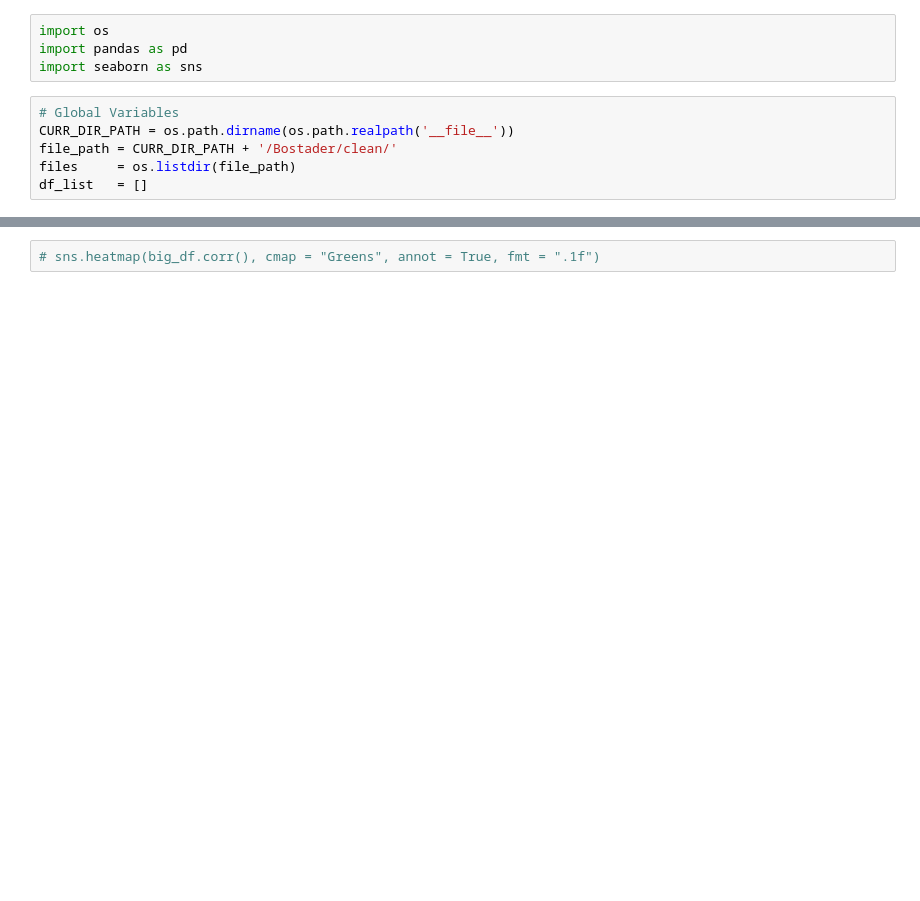
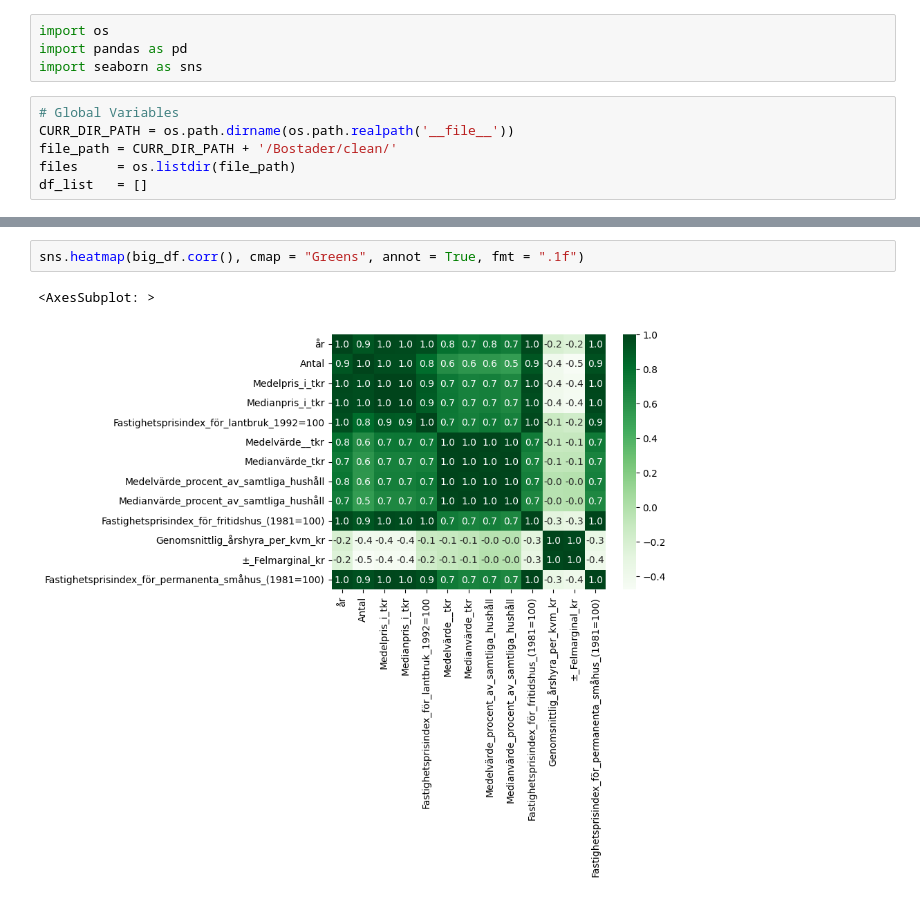
Before and after one commit to ahnm1/Project_IDEAs, a Jupyter notebook: EkonomiSCB/merger.ipynb, the cells around one changed output, grey strips where cells are left out. Cells and saved outputs as stored; diff of their text form; blank space fills up the shorter version.

```diff
--- a/EkonomiSCB/merger.ipynb
+++ b/EkonomiSCB/merger.ipynb
@@ -65,3 +52,6 @@ big_df.replace('..', 0.0)
 # %%
-# sns.heatmap(big_df.corr(), cmap = "Greens", annot = True, fmt = ".1f")
+sns.heatmap(big_df.corr(), cmap = "Greens", annot = True, fmt = ".1f")
+# %% [output]
+<AxesSubplot: >
+[figure, added]
 # %%
```
Also changed, not shown: parts of 5 cells of this notebook.
